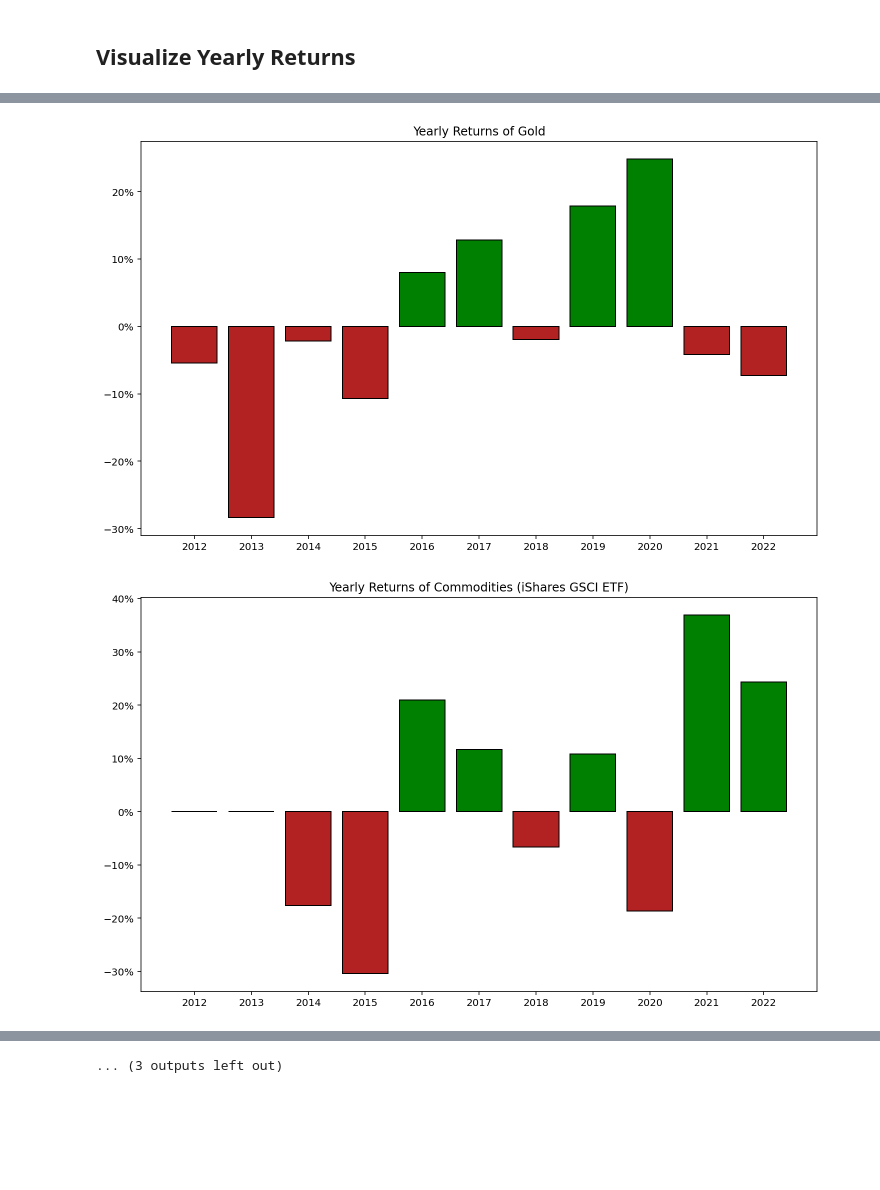
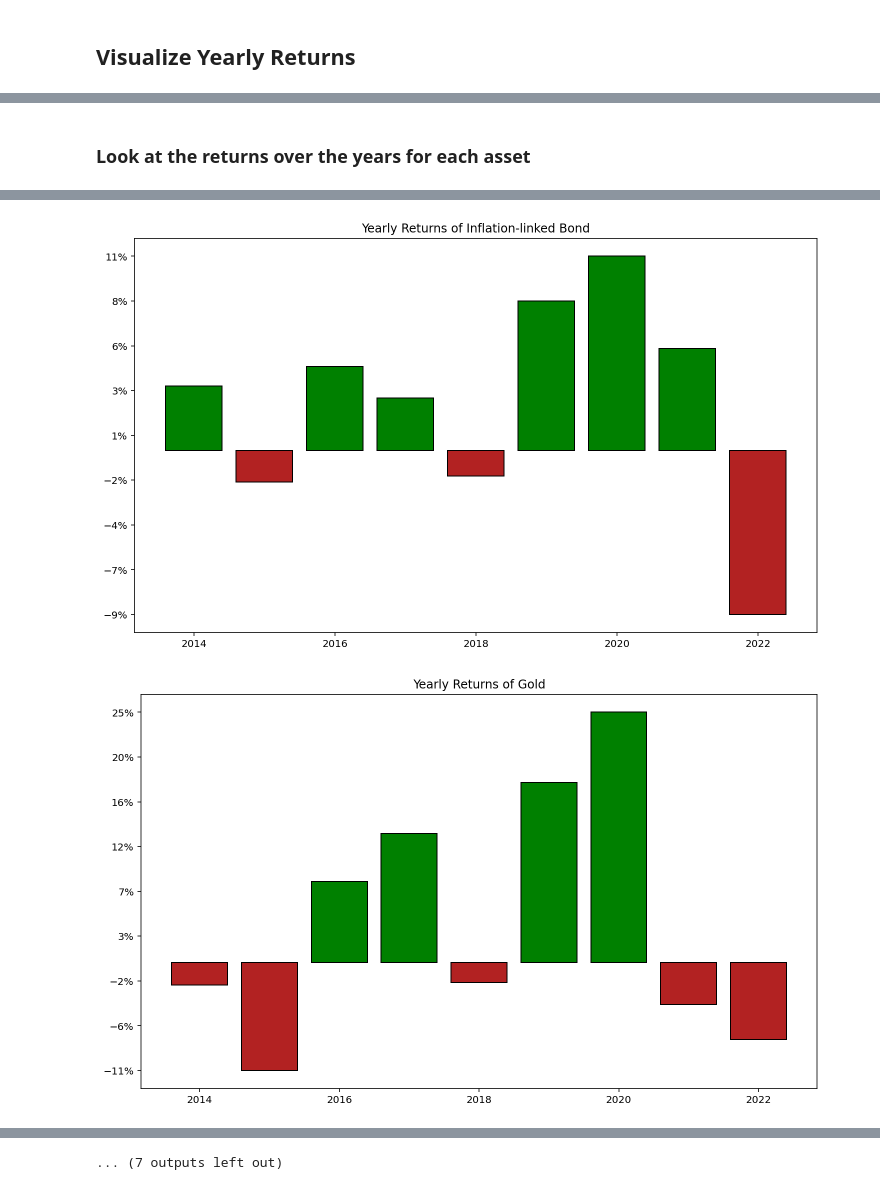
Before and after one commit to coindataschool/mixture, a Jupyter notebook: notebook/yearly_returns.ipynb, the cells around one changed output, grey strips where cells are left out. Cells and saved outputs as stored; diff of their text form; code cells hidden in the pictures; blank space fills up the shorter version.

Commit message:
plot yearly returns of various assets for each year and returns over the years for each asset

```diff
--- a/notebook/yearly_returns.ipynb
+++ b/notebook/yearly_returns.ipynb
@@ -28,11 +29,10 @@ helper_dir = os.path.join(base_dir, 'helper')
 # %%
 # get 10 years of data
 end = dt.datetime.now()
-start = dt.datetime(end.year-10, end.month, end.day)
+start = dt.datetime(2014, 1, 1)
 # %%
-assets = ['^GSPC', '^IXIC', 'FREL', 'GLD', 'COMT', 'BTC-USD', 'ETH-USD', 'AVAX-USD', 'ATOM-USD', 'NEAR-USD',
-          'DOGE-USD', 'UNI1-USD', 'CRV-USD', 'CVX-USD', 'FXS-USD']
-names = {'^GSPC':'S&P 500', '^IXIC':'NASDAQ Composite', 'FREL':'Real Estate (Fidelity MSCI ETF)', 'GLD':'Gold',
-         'COMT':'Commodities (iShares GSCI ETF)', 'BTC-USD':'BTC', 'ETH-USD':'ETH', 'AVAX-USD':'Avalanche',
-         'ATOM-USD':'ATOM', 'NEAR-USD':'NEAR', 'DOGE-USD':'DOGE', 'UNI1-USD':'UNI (Uniswap)',
-         'CRV-USD':'CRV (Curve)', 'CVX-USD':'CVX (Convex)', 'FXS-USD':'FXS (Frax)'}
+assets = ['^GSPC', '^IXIC', 'FREL', 'TIP', 'GLD', 'COMT', 'BTC-USD', 'ETH-USD', 'AVAX-USD', 'SOL-USD', 'LUNA1-USD',
+          'ATOM-USD', 'NEAR-USD', 'DOGE-USD', 'UNI1-USD', 'CRV-USD', 'CVX-USD', 'FXS-USD', 'GMX1-USD']
+names = {'^GSPC':'S&P 500', '^IXIC':'NASDAQ', 'FREL':'Real Estate', 'TIP':'Inflation-linked Bond', 'GLD':'Gold', 'COMT':'Commodities',
+         'BTC-USD':'BTC', 'ETH-USD':'ETH', 'AVAX-USD':'AVAX', 'SOL-USD':'SOL', 'LUNA1-USD':'LUNC', 'ATOM-USD':'ATOM', 'NEAR-USD':'NEAR',
+         'DOGE-USD':'DOGE', 'UNI1-USD':'UNI', 'CRV-USD':'CRV', 'CVX-USD':'CVX', 'FXS-USD':'FXS', 'GMX1-USD':'GMX'}
@@ -39,5 +41,5 @@ names = {'^GSPC':'S&P 500', '^IXIC':'NASDAQ Composite', 'FREL':'Real Estate (Fid
 # %%
-prices = web.get_data_yahoo(assets, start, end)['Adj Close']
 returns = prices.pct_change().resample('Y').agg(lambda x: (x+1).prod()-1)
+returns = returns.loc['2014-12-31':,]
 returns.head()
 # %% [output]
@@ -52,0 +58,14 @@ returns.head()
+# %%
+for idx in returns.index:
+    # idx = returns.index[-1]
+
+    # let's put the returns on x-axis
+    x = returns.loc[idx,:]
+    x.name = ''
+    # let's put the tickers on y-axis
+    y = pd.Series([names[ticker] for ticker in x.index])
+    y.name = ''
+    # make horizontal bar plot
+    fig_tit = f'{idx.year} Yearly Returns'
+    ax = mk_barploth(x, y, title=fig_tit)
+    plt.savefig(os.path.join(png_dir, fig_tit+'.png'), dpi=300)
@@ -53,3 +82,5 @@ returns.head()
+# %% [markdown]
+### Look at the returns over the years for each asset
 # %%
 for yvar in returns.columns:
     y = returns[yvar]
@@ -58,7 +89,7 @@ for yvar in returns.columns:
     x.name = ''
     name = names[yvar]
     fig_tit = f'Yearly Returns of {name}'
-    ax = plot_simple_bars(x, y, title=fig_tit)
-    ax.yaxis.set_major_formatter(PercentFormatter(1))
+    ax = mk_barplot(x, y, title=fig_tit)
+    # plt.xticks(np.arange(min(x), max(x)+1, 1))
     # plt.savefig(os.path.join(png_dir, fig_tit+'.png'), dpi=300)
 # %% [output]
@@ -68,2 +99,2 @@ for yvar in returns.columns:
-[figure, old version]
+[figure, new version]
-[figure, old version]
+[figure, new version]
@@ -77 +108 @@ for yvar in returns.columns:
-... (3 outputs left out)
+... (7 outputs left out)
```
Also changed, not shown: parts of 7 cells of this notebook, 10 other files.
